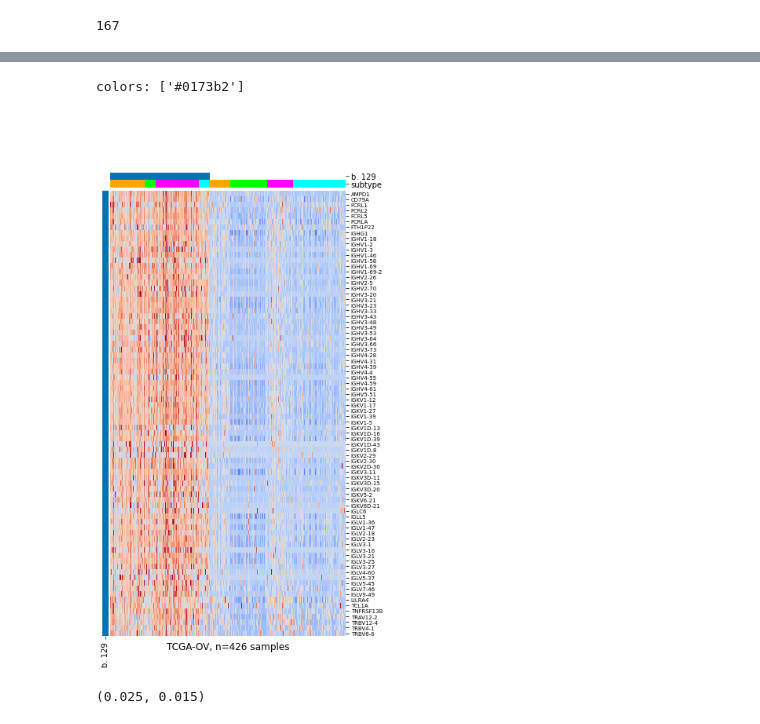
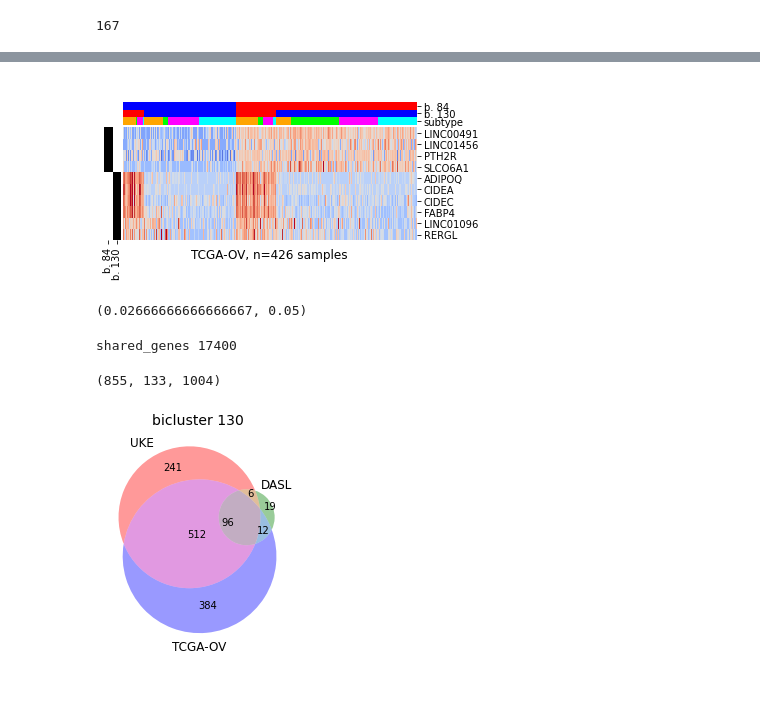
Before and after one commit to ozolotareva/bevacizumab_ovca_signature, a Jupyter notebook: heterogneity.ipynb, the cells around one changed output, grey strips where cells are left out. Drawn from its saved outputs; the diff is of its cells as text; code cells hidden in the pictures; blank space fills up the shorter version.

```diff
--- a/heterogneity.ipynb
+++ b/heterogneity.ipynb
@@ -769,11 +696,15 @@ Int64Index([129,  57,  69,  27,  20,  85,  47, 155, 147, 101, 158,  10, 109,
 # %%
-sele_bics = [129] # # 129,  57,  69,  27,  20,  85,  47
+# show some biclusters with many genes in UKE and TCGA
+sele_bics = [84,130] # 129, 69, 20 27?  # ####129,  57,  69,  27,  20,  85,  47
 w = 6
 fs = 12 # Font size
 # %%
 bics = rename_genes_in_biclusters(uke_bics.copy())
 h = min(max(3,bics.loc[sele_bics,"n_genes"].sum()/5),10)
-cr = min(0.015*h/10,0.015)
+if w>h:
+    cr = max(min(0.015,0.05*h/10),0.05)
+else:
+    cr = min(max(0.015,0.015*h/10),0.05)
 fig, samples, colors = draw_heatmap2(exprs_uke_z_rn.copy(),
                     bics.loc[sele_bics,:],
                     annot = subt_uke.loc[:,["subtype"]],
@@ -798,7 +729,10 @@ colors: ['#0173b2']
 # %%
 bics = rename_genes_in_biclusters(dasl_bics.copy())
 h = min(max(3,bics.loc[sele_bics,"n_genes"].sum()/5),10)
-cr = min(max(0.015,0.05*h/10),0.05)
+if w>h:
+    cr = max(min(0.015,0.05*h/10),0.05)
+else:
+    cr = min(max(0.015,0.015*h/10),0.05)
 fig, samples, colors = draw_heatmap2(exprs_dasl_z_rn.copy(),
                     bics.loc[sele_bics,:],
                     annot = subt_dasl.loc[:,["subtype"]],
@@ -825,29 +755,32 @@ cr
 # %%
 bics = rename_genes_in_biclusters(tcga_bics.copy())
 h = min(max(3,bics.loc[sele_bics,"n_genes"].sum()/5),10)
-cr = min(max(0.015,0.015*h/10),0.05)
+if w>h:
+    cr = max(min(0.015,0.05*h/10),0.05)
+else:
+    cr = min(max(0.015,0.015*h/10),0.05)
 fig, samples, colors = draw_heatmap2(exprs_tcga_z_rn.copy(),
                     bics.loc[sele_bics,:],
                     annot = subt_tcga.loc[:,["subtype"]],
                     color_dict= color_dict,
-                  bicluster_colors="auto",
+                  #bicluster_colors="auto",
+                                     bicluster_colors="redblue",
                   figsize = (w,h),
                   dendrogram_ratio=(0.1,0.1),
                   colors_ratio=(cr/w*h, cr),
                   bic_prefix = "b. ",
                   no_legend=True,no_cbar=True,
                   col_labels = False,
                   row_labels = True,
                   no_row_colors = False,cluster_rows=False,
                  )
 ax = fig.ax_heatmap
 tmp = ax.set_xlabel("TCGA-OV, n=%s samples"%subt_tcga.shape[0], fontsize=fs)
 if h>=8:
     tmp = ax.set_yticklabels(ax.get_yticklabels(),fontsize=7)
 # %% [output]
-colors: ['#0173b2']
-[figure, old version]
+[figure, new version]
 # %%
 (cr/w*h, cr)
 # %% [output]
-(0.025, 0.015)
+(0.02666666666666667, 0.05)
@@ -853,0 +810,33 @@ colors: ['#0173b2']
+# %%
+lfc = 1
+p = 0.05
+b = 130
+de_uke = read_limma("bic"+str(b)+"_UKE181.DE.tsv",exprs)
+de_dasl = read_limma("bic"+str(b)+"_DASL377.DE.tsv",exprs_dasl)
+de_tcga = read_limma("bic"+str(b)+"_TCGA-OV426.DE.tsv",exprs_tcga)
+shared_genes = set(exprs.index).intersection(set(exprs_tcga.index))#.intersection(set(exprs_dasl.index))
+print("shared_genes",len(shared_genes))
+
+
+de_uke  =de_uke.loc[de_uke["adj.P.Val"]<p,:]
+de_uke  = set(de_uke.loc[de_uke["logFC"].abs()>lfc,:].index.values)#.intersection(shared_genes)
+
+de_dasl  = de_dasl.loc[de_dasl["adj.P.Val"]<p,:]
+de_dasl  = set(de_dasl.loc[de_dasl["logFC"].abs()>lfc,:].index.values)#.intersection(shared_genes)
+
+de_tcga = de_tcga.loc[de_tcga["adj.P.Val"]<p,:]
+de_tcga = set(de_tcga.loc[de_tcga["logFC"].abs()>lfc,:].index.values)#.intersection(shared_genes)
+
+len(de_uke),len(de_dasl),len(de_tcga)
+# %% [output]
+shared_genes 17400
+(855, 133, 1004)
+# %%
+from matplotlib_venn import venn3
+
+v = venn3([de_uke,de_dasl,de_tcga],
+          set_labels=("UKE","DASL","TCGA-OV")
+         )
+tmp = plt.title("bicluster "+str(b),fontsize=14)
+# %% [output]
+[figure, added]
```
Also changed, not shown: parts of 38 cells of this notebook.
